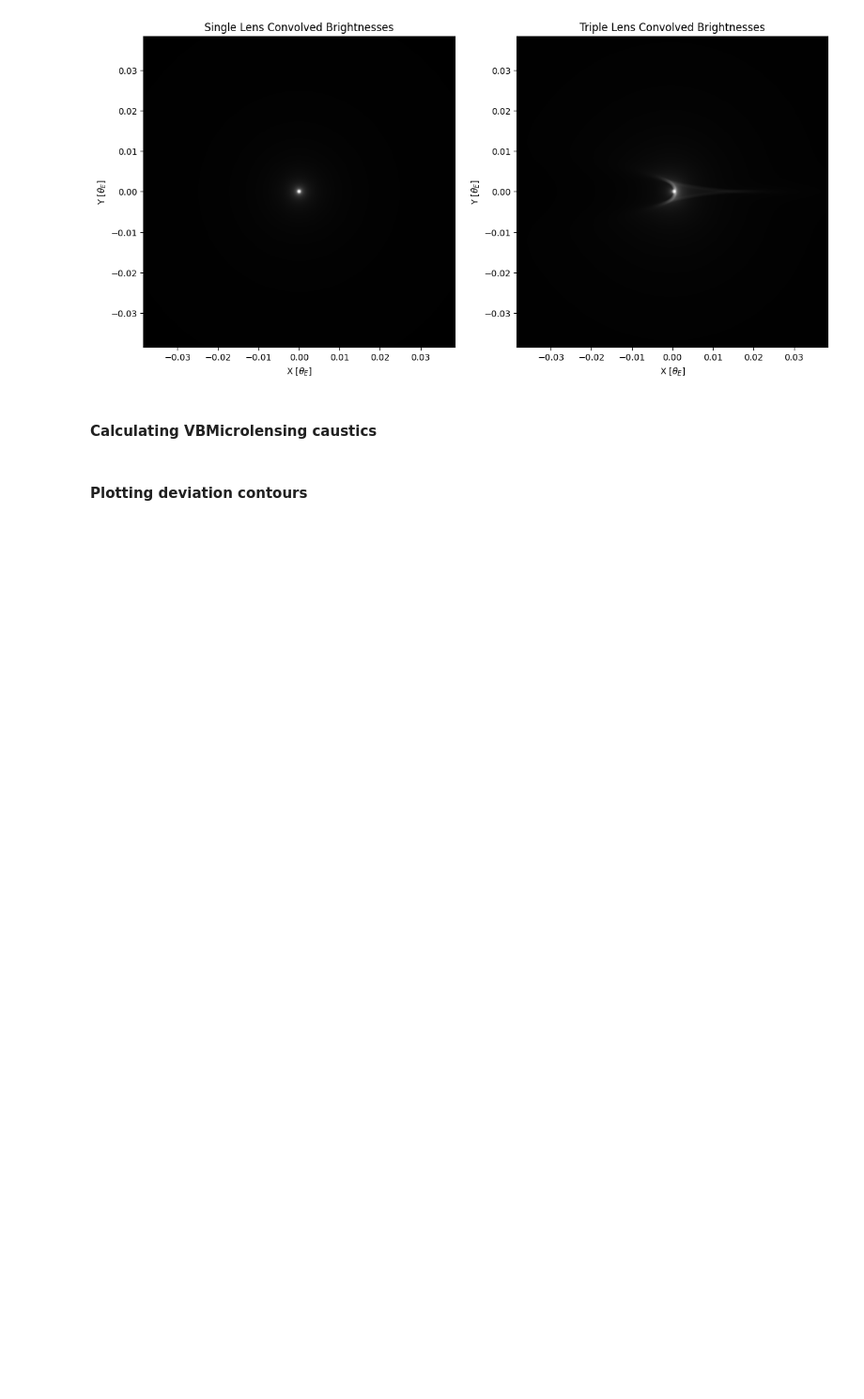
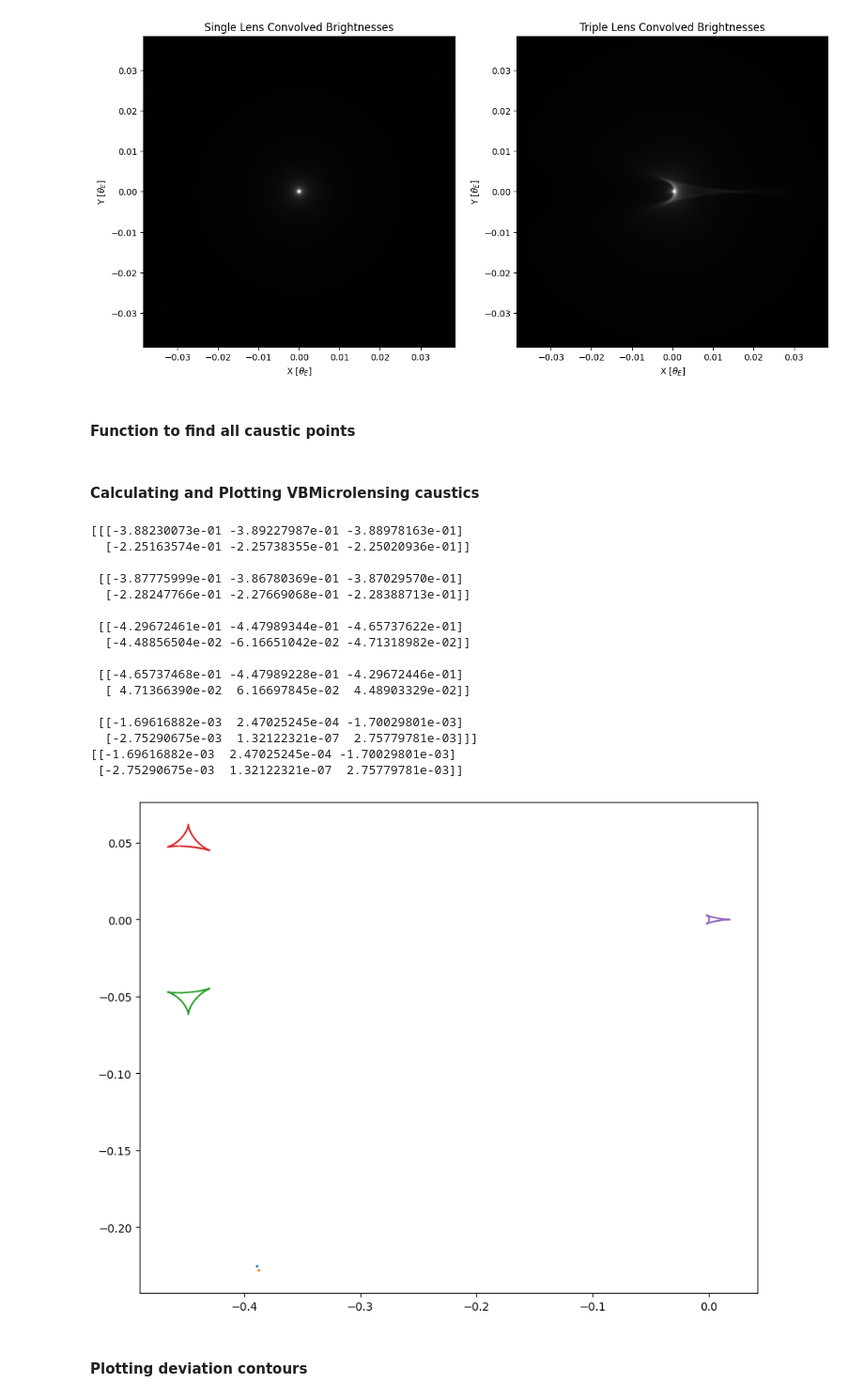
Before and after one commit to saividyud/NBLens, a Jupyter notebook: Unity/Analysis 6-4/Analysis_6-4.ipynb, the cells around one changed output. Shown at 94% size. Saved outputs shown, nothing was run; the diff lists cells and outputs as text; code cells hidden in the pictures; blank space fills up the shorter version.

```diff
--- a/Unity/Analysis 6-4/Analysis_6-4.ipynb
+++ b/Unity/Analysis 6-4/Analysis_6-4.ipynb
@@ -112,13 +109,68 @@ plt.show()
 Convolving source profile with magnification map: 0.101 seconds
 Convolving source profile with magnification map: 0.087 seconds
 [figure]
+# %% [markdown]
+#### Function to find all caustic points
+# %%
+def find_cusp_points(caustic_points):
+    points = caustic_points.T  # Shape: (400, 2)
+
+    vectors = np.diff(points, axis=0)  # Shape: (399, 2)
+
+    norms = np.linalg.norm(vectors, axis=1, keepdims=True)
+    unit_vectors = vectors / norms
+
+    dot_products = np.sum(unit_vectors[:-1] * unit_vectors[1:], axis=1)
+    dot_products = np.clip(dot_products, -1.0, 1.0)  # Clip to avoid numerical errors
+    angles = np.rad2deg(np.arccos(dot_products))  # In degrees
+
+    cusp_indices = np.where(angles > 50)[0] + 1  # +1 to shift to the index of the corner point
+
+    return caustic_points[0, cusp_indices], caustic_points[1, cusp_indices]
 # %% [markdown]
-#### Calculating VBMicrolensing caustics
+#### Calculating and Plotting VBMicrolensing caustics
 # %%
 parameters = [item for sublist in triple_lens.lens_att for idx, item in enumerate(sublist) if idx != 2]
 VBM.SetLensGeometry(parameters)
 
 caustic_points = VBM.Multicaustics()
+
+fig = plt.figure(figsize=(10, 8))
+ax = fig.add_subplot()
+
+all_cusp_xs = []
+
+for points in caustic_points:
+    ax.plot(points[0], points[1])
+    xs, ys = find_cusp_points(np.array(points))
+    all_cusp_xs.append(xs)
+    all_cusp_ys.append(ys)
+
+all_cusp_points = np.array(all_cusp_points)
+
+print(all_cusp_points)
+min_ind = np.argmin(np.abs(all_cusp_points), axis=0)[0, 0]
+print(all_cusp_points[min_ind])
+
+plt.show()
+# %% [output]
+[[[-3.88230073e-01 -3.89227987e-01 -3.88978163e-01]
+  [-2.25163574e-01 -2.25738355e-01 -2.25020936e-01]]
+
+ [[-3.87775999e-01 -3.86780369e-01 -3.87029570e-01]
+  [-2.28247766e-01 -2.27669068e-01 -2.28388713e-01]]
+
+ [[-4.29672461e-01 -4.47989344e-01 -4.65737622e-01]
+  [-4.48856504e-02 -6.16651042e-02 -4.71318982e-02]]
+
+ [[-4.65737468e-01 -4.47989228e-01 -4.29672446e-01]
+  [ 4.71366390e-02  6.16697845e-02  4.48903329e-02]]
+
+ [[-1.69616882e-03  2.47025245e-04 -1.70029801e-03]
+  [-2.75290675e-03  1.32122321e-07  2.75779781e-03]]]
+[[-1.69616882e-03  2.47025245e-04 -1.70029801e-03]
+ [-2.75290675e-03  1.32122321e-07  2.75779781e-03]]
+[figure, added]
 # %% [markdown]
 #### Plotting deviation contours
 # %%
```
Also changed, not shown: parts of 2 cells of this notebook, 3 other files.
